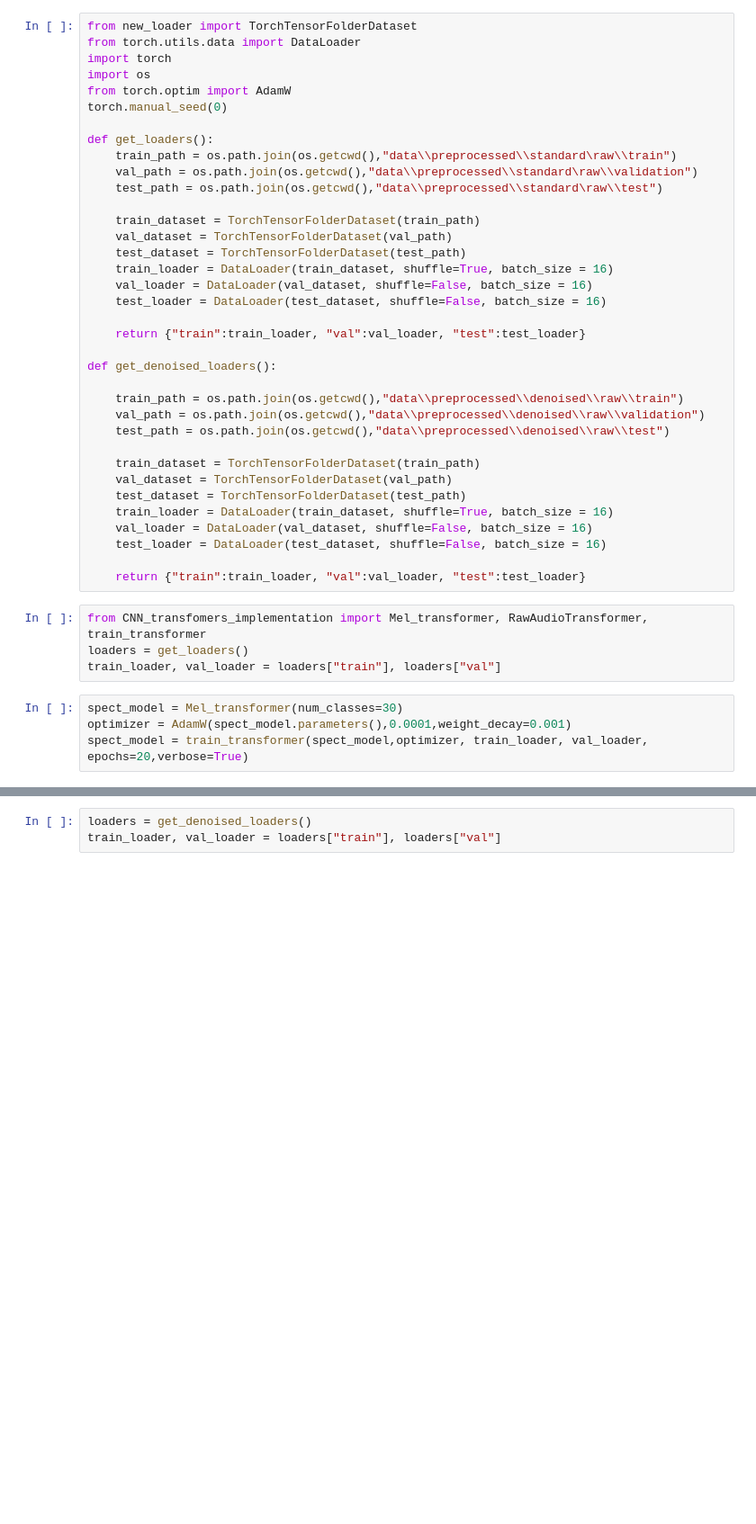
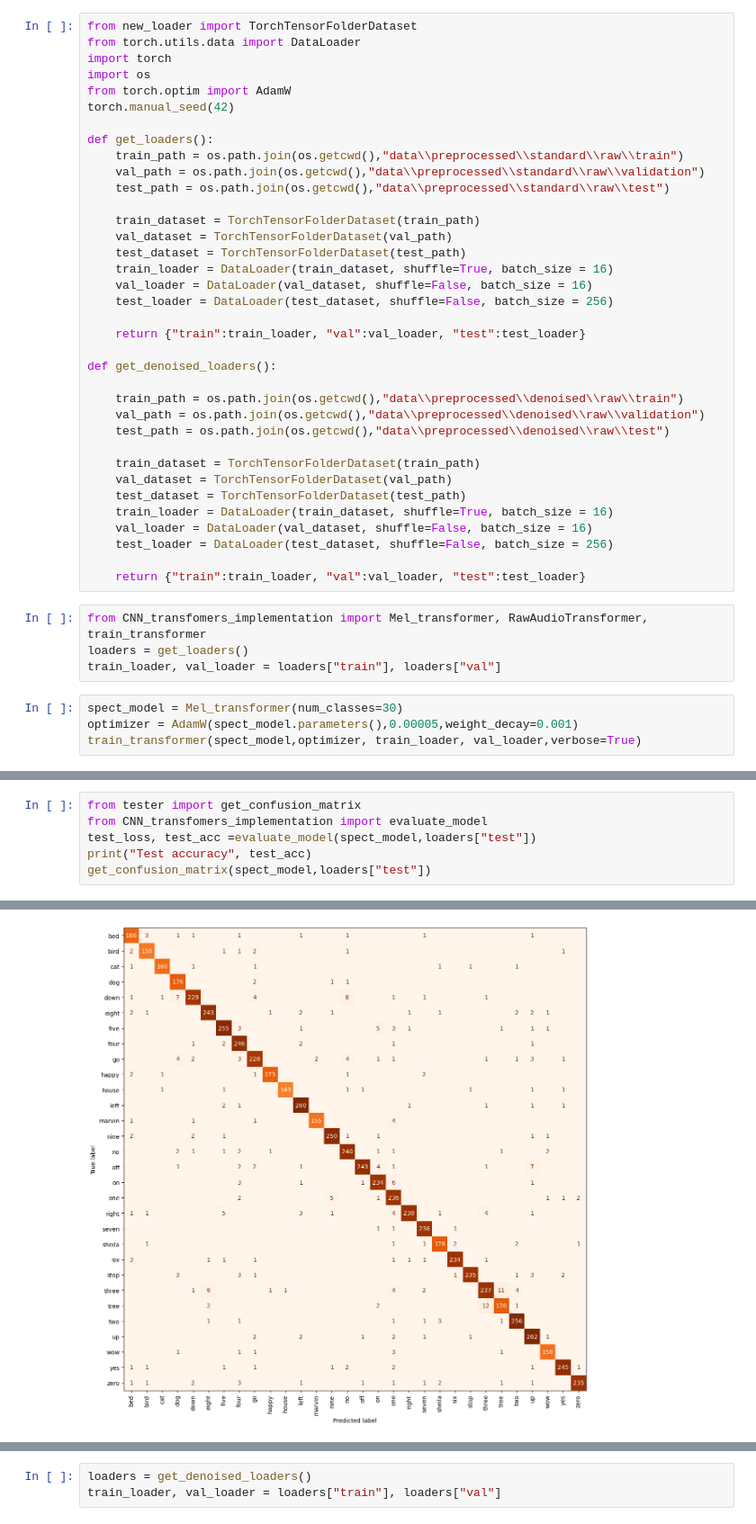
Before and after one commit to Michal-Iwicki/Deep_learning_projects, a Jupyter notebook: project_2/test.cnn_transformer.ipynb, the cells around one changed output, grey strips where cells are left out. Shown: that part at 90% size. Cells and saved outputs as stored; diff of their text form; blank space fills up the shorter version.

```diff
--- a/project_2/test.cnn_transformer.ipynb
+++ b/project_2/test.cnn_transformer.ipynb
@@ -4,19 +4,19 @@ from torch.utils.data import DataLoader
 import torch
 import os
 from torch.optim import AdamW
-torch.manual_seed(0)
+torch.manual_seed(42)
 
 def get_loaders():
-    train_path = os.path.join(os.getcwd(),"data\\preprocessed\\standard\raw\\train")
-    val_path = os.path.join(os.getcwd(),"data\\preprocessed\\standard\raw\\validation")
-    test_path = os.path.join(os.getcwd(),"data\\preprocessed\\standard\raw\\test")
+    train_path = os.path.join(os.getcwd(),"data\\preprocessed\\standard\\raw\\train")
+    val_path = os.path.join(os.getcwd(),"data\\preprocessed\\standard\\raw\\validation")
+    test_path = os.path.join(os.getcwd(),"data\\preprocessed\\standard\\raw\\test")
 
     train_dataset = TorchTensorFolderDataset(train_path)
     val_dataset = TorchTensorFolderDataset(val_path)
     test_dataset = TorchTensorFolderDataset(test_path)
     train_loader = DataLoader(train_dataset, shuffle=True, batch_size = 16)
     val_loader = DataLoader(val_dataset, shuffle=False, batch_size = 16)
-    test_loader = DataLoader(test_dataset, shuffle=False, batch_size = 16)
+    test_loader = DataLoader(test_dataset, shuffle=False, batch_size = 256)
 
     return {"train":train_loader, "val":val_loader, "test":test_loader}
 
@@ -31,7 +31,7 @@ def get_denoised_loaders():
     test_dataset = TorchTensorFolderDataset(test_path)
     train_loader = DataLoader(train_dataset, shuffle=True, batch_size = 16)
     val_loader = DataLoader(val_dataset, shuffle=False, batch_size = 16)
-    test_loader = DataLoader(test_dataset, shuffle=False, batch_size = 16)
+    test_loader = DataLoader(test_dataset, shuffle=False, batch_size = 256)
 
     return {"train":train_loader, "val":val_loader, "test":test_loader}
 # %%
@@ -40,6 +40,6 @@ loaders = get_loaders()
 train_loader, val_loader = loaders["train"], loaders["val"]
 # %%
 spect_model = Mel_transformer(num_classes=30)
-optimizer = AdamW(spect_model.parameters(),0.0001,weight_decay=0.001)
-spect_model = train_transformer(spect_model,optimizer, train_loader, val_loader, epochs=20,verbose=True)
+optimizer = AdamW(spect_model.parameters(),0.00005,weight_decay=0.001)
+train_transformer(spect_model,optimizer, train_loader, val_loader,verbose=True)
 # %% [output]
@@ -62,0 +64,7 @@ torch.save(spect_model, 'models/standard_2d.pt')
+# %%
+from tester import get_confusion_matrix
+from CNN_transfomers_implementation import evaluate_model
+test_loss, test_acc =evaluate_model(spect_model,loaders["test"])
+print("Test accuracy", test_acc)
+get_confusion_matrix(spect_model,loaders["test"])
+# %% [output]
@@ -63,2 +72,3 @@ torch.save(spect_model, 'models/standard_2d.pt')
+[figure, added]
 # %%
 raw_model = RawAudioTransformer(num_classes=30)
```
Also changed, not shown: parts of 12 cells of this notebook, 8 other files.
